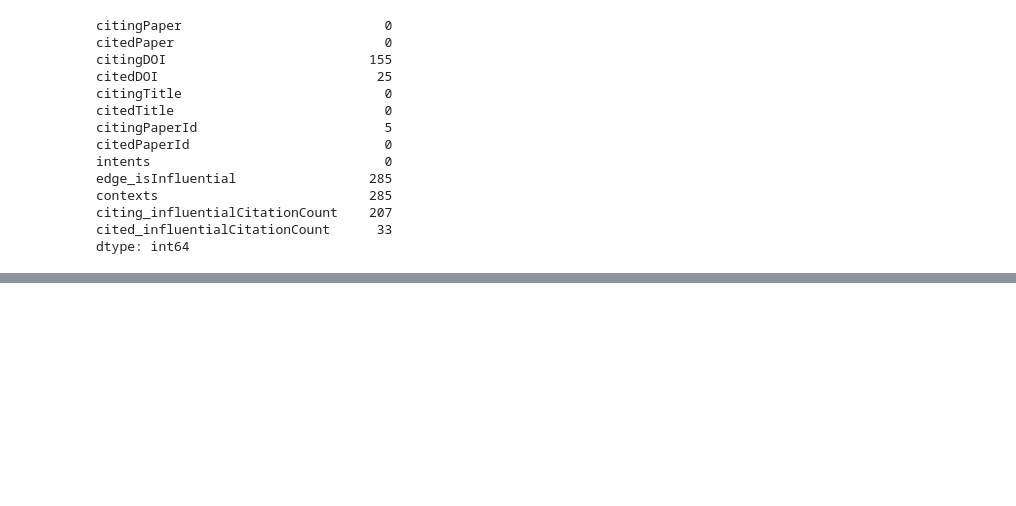
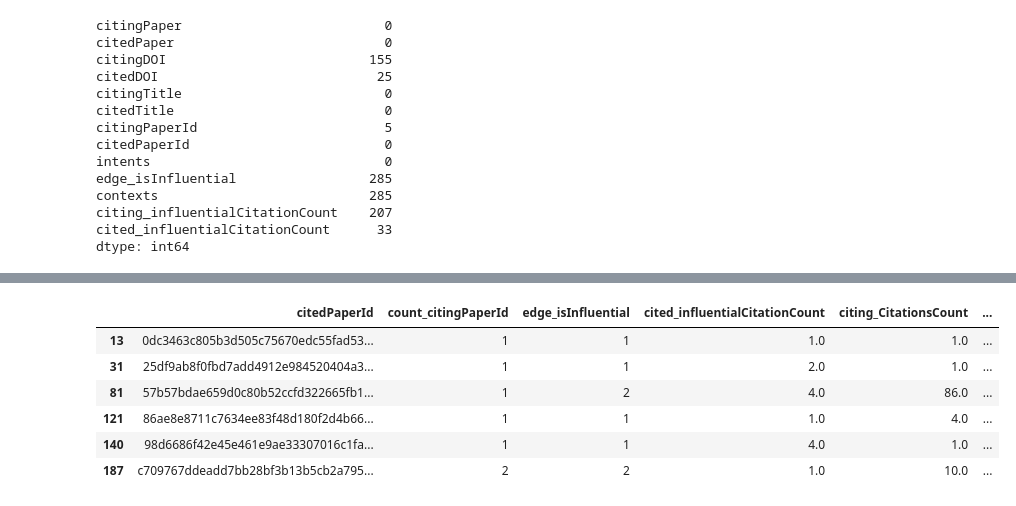
Before and after one commit to SereneKim/meta-welath_mobility, a Jupyter notebook: notebooks/10_analysis.ipynb, the cells around one changed output, grey strips where cells are left out. Cells and saved outputs as stored; diff of their text form; code cells hidden in the pictures; blank space fills up the shorter version.

```diff
--- a/notebooks/10_analysis.ipynb
+++ b/notebooks/10_analysis.ipynb
@@ -1114,0 +1227,3 @@ dtype: int64
+# %%
+cit_net = cit[cit['edge_isInfluential'].isna() == False].copy()
+len(cit_net)
@@ -1114,0 +1255,12 @@ dtype: int64
+# %%
+citations = cit_net.groupby('citedPaperId').agg({
+    'citingPaperId': pd.Series.nunique,
+    'edge_isInfluential': lambda x: x.astype(int).sum(),
+    'cited_influentialCitationCount': 'first',
+    'citing_CitationsCount': 'first',
+    'citing_ReferencesCount': 'first',
+    'cited_CitationsCount': 'first',
+    'cited_ReferencesCount': 'first'
+}).reset_index()
+# %%
+citations = citations.rename(columns={'citingPaperId' : 'count_citingPaperId'})
@@ -1114,0 +1275,3 @@ dtype: int64
+# %%
+citations['infl_ratio_within'] = citations['edge_isInfluential'] / citations['count_citingPaperId']
+citations['infl_ratio_all'] = citations['cited_influentialCitationCount'] / citations['cited_CitationsCount']
@@ -1114,0 +1290,10 @@ dtype: int64
+# %%
+citations[citations['infl_ratio_within']>0.5]
+# %% [output]
+|  | citedPaperId | count_citingPaperId | edge_isInfluential | cited_influentialCitationCount | citing_CitationsCount | ... |
+| 13 | 0dc3463c805b3d505c75670edc55fad53... | 1 | 1 | 1.0 | 1.0 | ... |
+| 31 | 25df9ab8f0fbd7add4912e984520404a3... | 1 | 1 | 2.0 | 1.0 | ... |
+| 81 | 57b57bdae659d0c80b52ccfd322665fb1... | 1 | 2 | 4.0 | 86.0 | ... |
+| 121 | 86ae8e8711c7634ee83f48d180f2d4b66... | 1 | 1 | 1.0 | 4.0 | ... |
+| 140 | 98d6686f42e45e461e9ae33307016c1fa... | 1 | 1 | 4.0 | 1.0 | ... |
+| 187 | c709767ddeadd7bb28bf3b13b5cb2a795... | 2 | 2 | 1.0 | 10.0 | ... |
```
Also changed, not shown: parts of 27 cells of this notebook, 4 other files.
